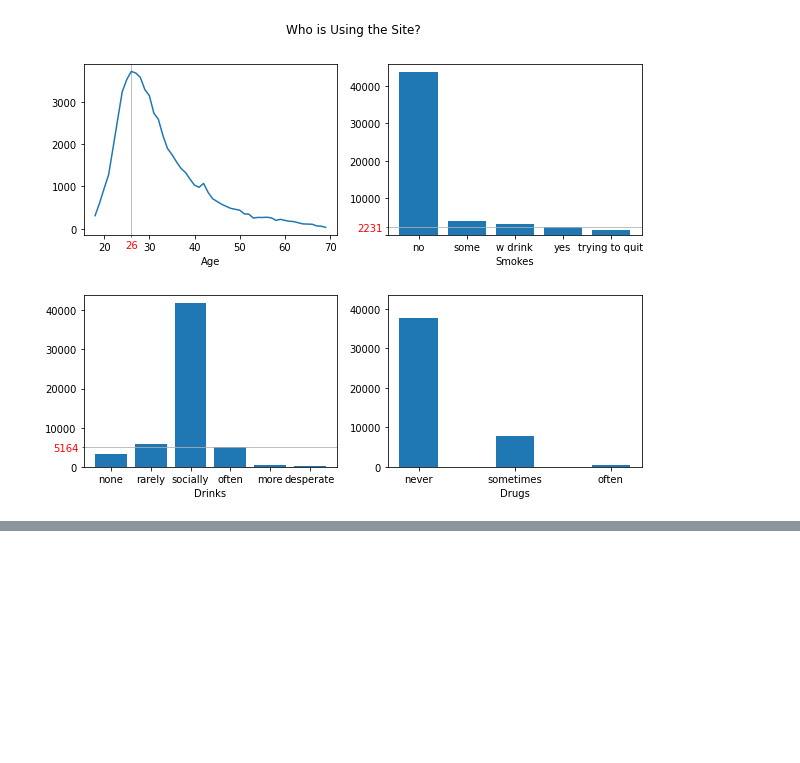
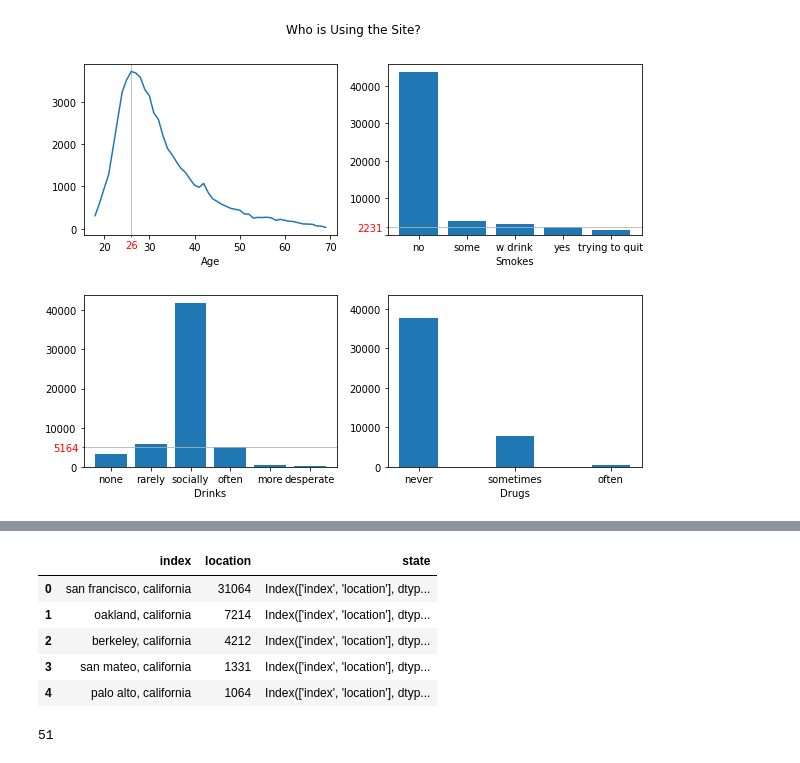
Before and after one commit to pscoppock/ML-capstone-project, a Jupyter notebook: ml_capstone_02.ipynb, the cells around one changed output, grey strips where cells are left out. Cells and saved outputs as stored; diff of their text form; code cells hidden in the pictures; blank space fills up the shorter version.

```diff
--- a/ml_capstone_02.ipynb
+++ b/ml_capstone_02.ipynb
@@ -209,0 +176,21 @@ Name: location, Length: 199, dtype: int64
+# %%
+loc_df = pd.DataFrame(df.location.value_counts()).reset_index()
+loc_df['state'] = loc_df.apply(lambda row: row.index, axis=1)
+# locs = loc_df.index.values.tolist()
+# locsp = dict()
+# for loc in locs:
+#     x = loc.split(',')
+#     loci = x[-1].strip(' ').title()
+#     if loci in locsp:
+#         locsp[loci] += loc_df.location[loc]
+#     else: locsp[loci] = loc_df.location[loc]
+# loc_dfp = pd.DataFrame(locsp)
+# %%
+loc_df.head()
+# %% [output]
+|  | index | location | state |
+| 0 | san francisco, california | 31064 | Index(['index', 'location'], dtyp... |
+| 1 | oakland, california | 7214 | Index(['index', 'location'], dtyp... |
+| 2 | berkeley, california | 4212 | Index(['index', 'location'], dtyp... |
+| 3 | san mateo, california | 1331 | Index(['index', 'location'], dtyp... |
+| 4 | palo alto, california | 1064 | Index(['index', 'location'], dtyp... |
@@ -209,0 +249,4 @@ Name: location, Length: 199, dtype: int64
+# %%
+len(states_list)
+# %% [output]
+51
```
Also changed, not shown: parts of 10 cells of this notebook, 1 other file.
